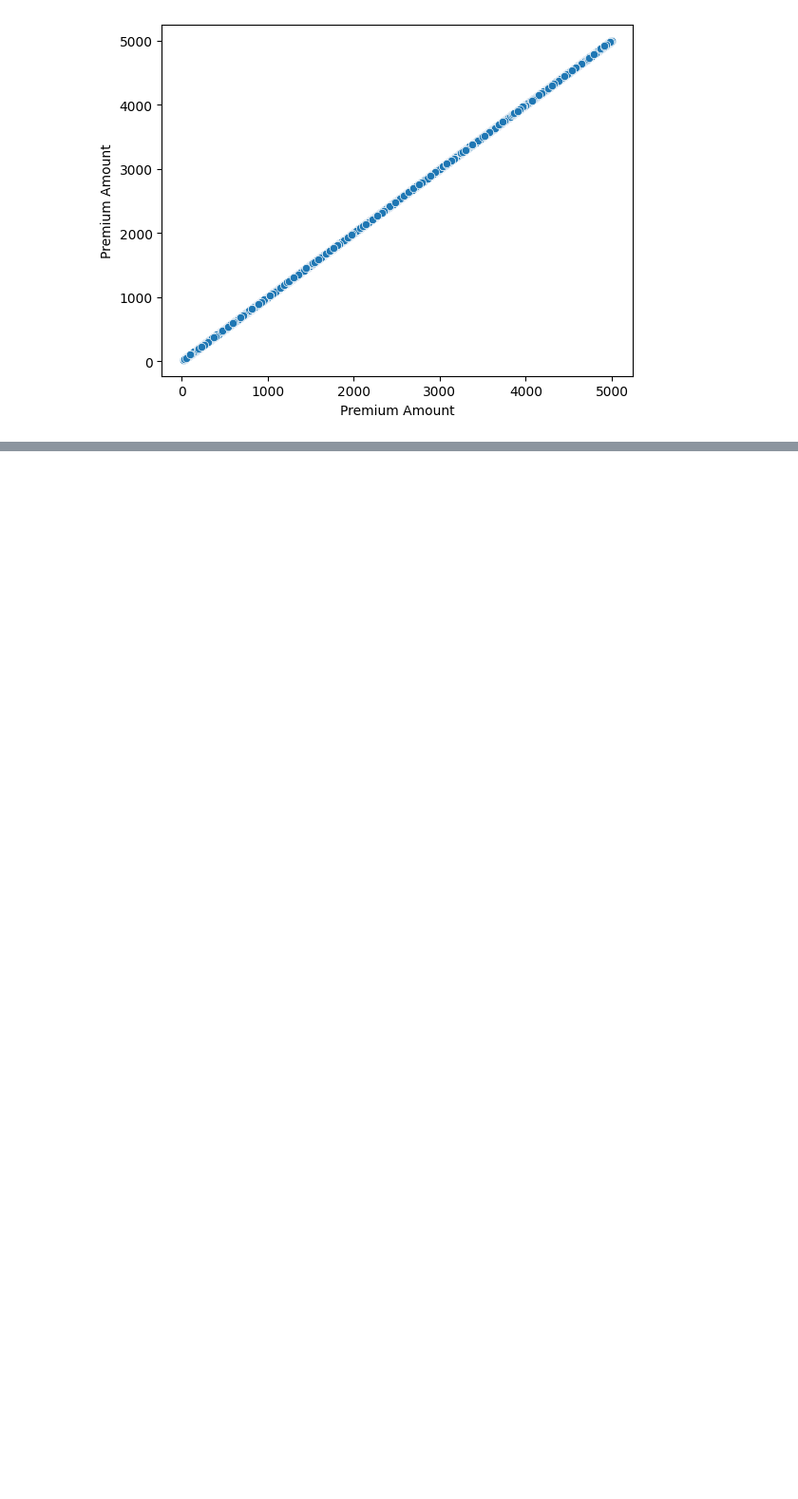
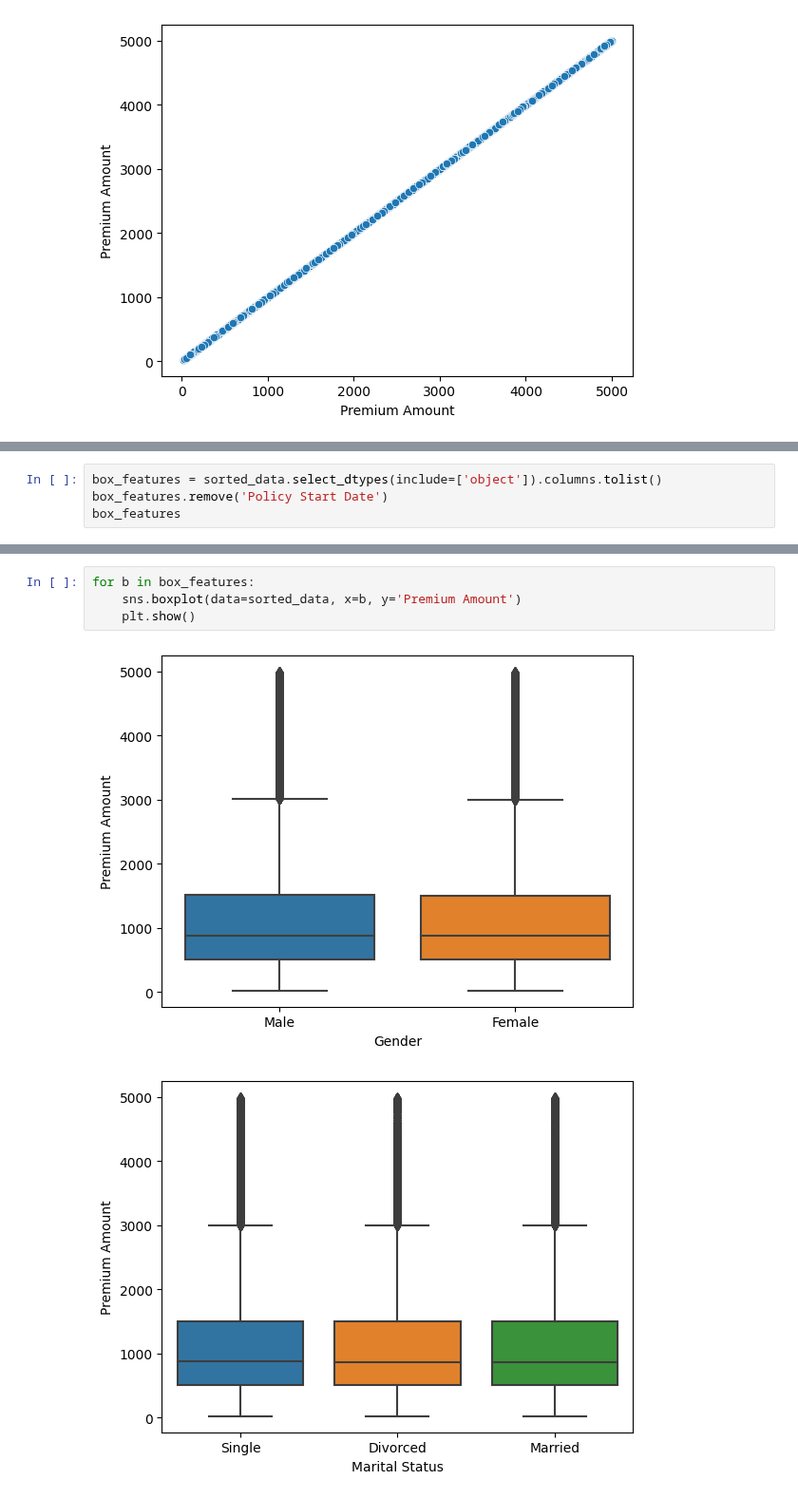
Before and after one commit to DenysGolub/Kaggle-Notebooks, a Jupyter notebook: eda-ml-for-insurance.ipynb, the cells around one changed output, grey strips where cells are left out. Shown at 95% size. Drawn from its saved outputs; the diff is of its cells as text; blank space fills up the shorter version.

```diff
--- a/eda-ml-for-insurance.ipynb
+++ b/eda-ml-for-insurance.ipynb
@@ -801,0 +397,4 @@ submission.to_csv("submission_insurance_ensemble.csv", index=False)
+# %%
+box_features = sorted_data.select_dtypes(include=['object']).columns.tolist()
+box_features.remove('Policy Start Date')
+box_features
@@ -801,0 +412,7 @@ submission.to_csv("submission_insurance_ensemble.csv", index=False)
+# %%
+for b in box_features:
+    sns.boxplot(data=sorted_data, x=b, y='Premium Amount')
+    plt.show()
+# %% [output]
+[figure, added]
+[figure, added]
```
Also changed, not shown: parts of 72 cells of this notebook.
